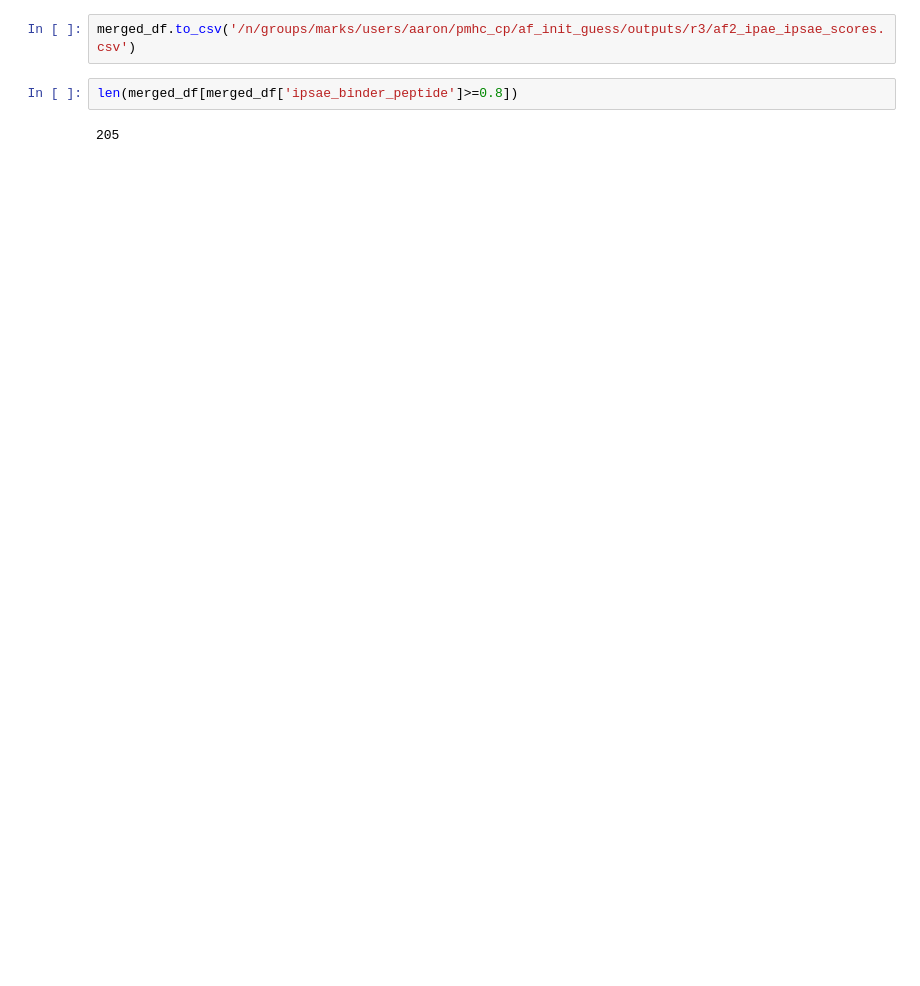
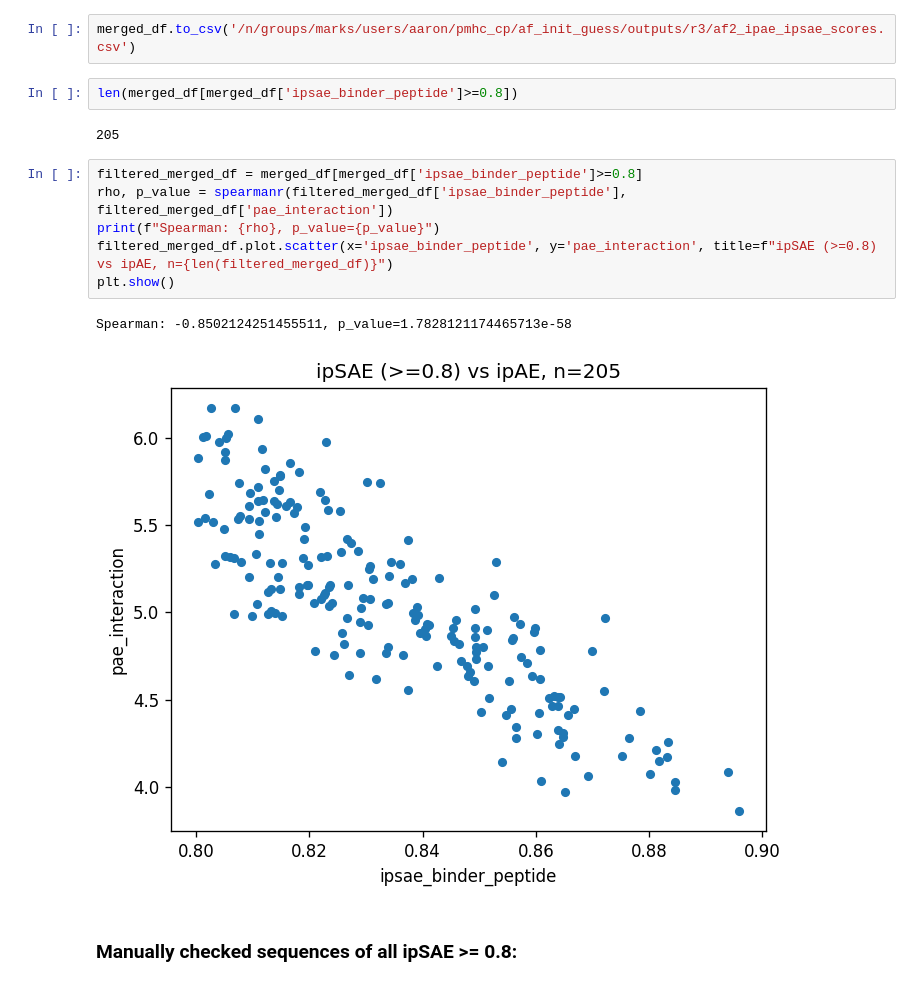
Before and after one commit to ElainW/pmhc_binder_kras, a Jupyter notebook: af_init_guess/scripts/r3_af2_init_guess_results.ipynb, the cells around one changed output. Drawn from its saved outputs; the diff is of its cells as text; blank space fills up the shorter version.

Commit message:
add additional sequence analyses of top pdbs

```diff
--- a/af_init_guess/scripts/r3_af2_init_guess_results.ipynb
+++ b/af_init_guess/scripts/r3_af2_init_guess_results.ipynb
@@ -174,3 +178,14 @@ merged_df.to_csv('/n/groups/marks/users/aaron/pmhc_cp/af_init_guess/outputs/r3/a
 len(merged_df[merged_df['ipsae_binder_peptide']>=0.8])
 # %% [output]
 205
+# %%
+filtered_merged_df = merged_df[merged_df['ipsae_binder_peptide']>=0.8]
+rho, p_value = spearmanr(filtered_merged_df['ipsae_binder_peptide'], filtered_merged_df['pae_interaction'])
+print(f"Spearman: {rho}, p_value={p_value}")
+filtered_merged_df.plot.scatter(x='ipsae_binder_peptide', y='pae_interaction', title=f"ipSAE (>=0.8) vs ipAE, n={len(filtered_merged_df)}")
+plt.show()
+# %% [output]
+Spearman: -0.8502124251455511, p_value=1.7828121174465713e-58
+[figure, added]
+# %% [markdown]
+### Manually checked sequences of all ipSAE >= 0.8:
```
Also changed, not shown: parts of 7 cells of this notebook.
